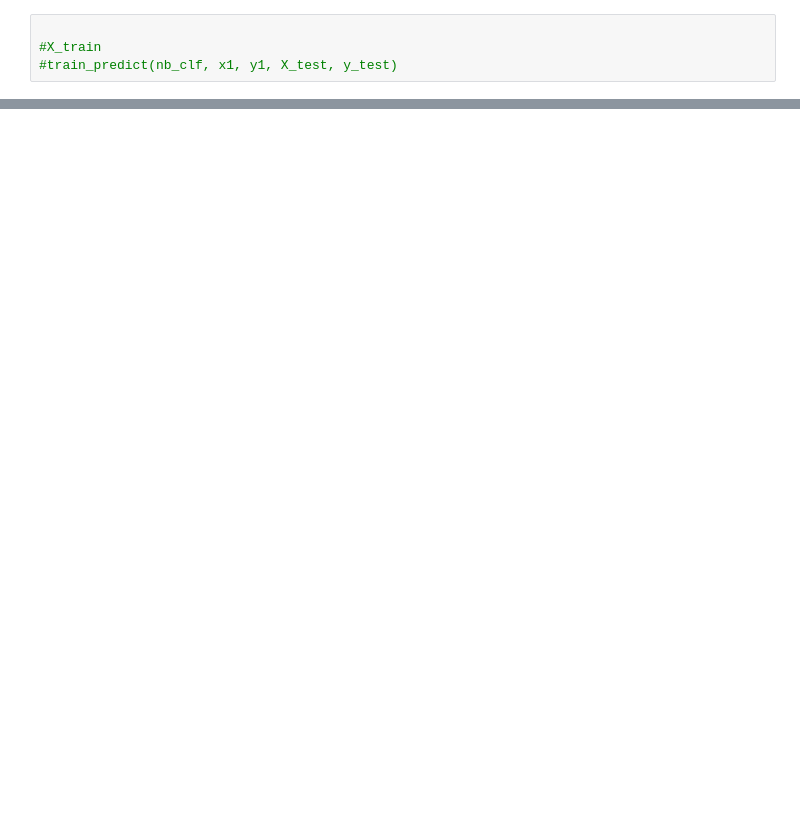
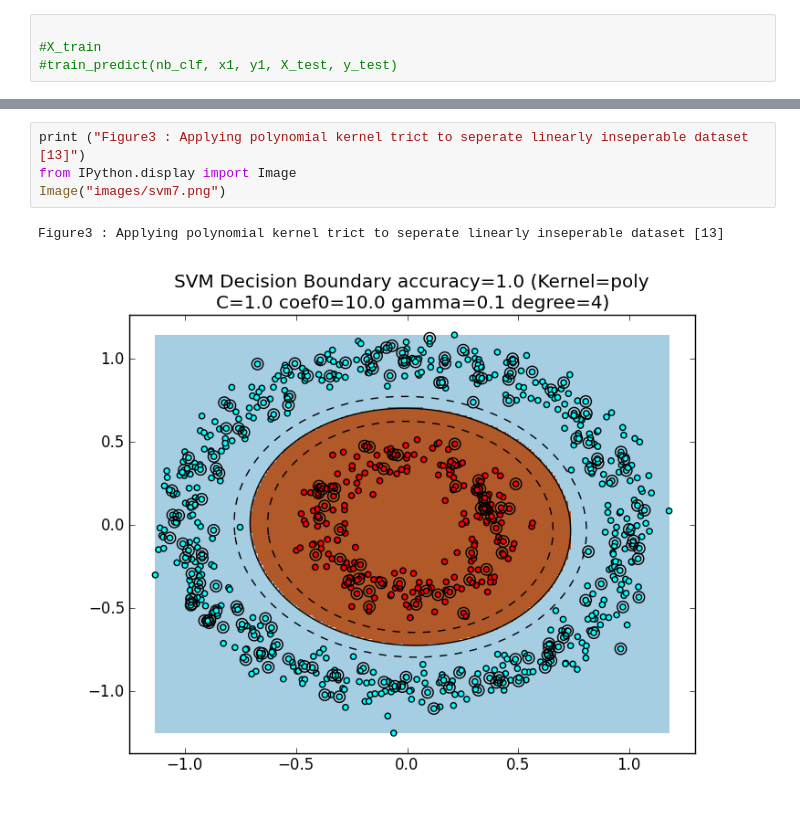
Before and after one commit to shamol84/nanodegree, a Jupyter notebook: 1603student_intervention/student_intervention.ipynb, the cells around one changed output, grey strips where cells are left out. Saved outputs shown, nothing was run; the diff lists cells and outputs as text; blank space fills up the shorter version.

```diff
--- a/1603student_intervention/student_intervention.ipynb
+++ b/1603student_intervention/student_intervention.ipynb
@@ -441,0 +482,7 @@ After a thorough grid-search, final F<sub>1</sub> score is 0.871, which is very
+# %%
+print ("Figure3 : Applying polynomial kernel trict to seperate linearly inseperable dataset [13]")
+from IPython.display import Image
+Image("images/svm7.png")
+# %% [output]
+Figure3 : Applying polynomial kernel trict to seperate linearly inseperable dataset [13]
+[figure, added]
```
Also changed, not shown: parts of 19 cells of this notebook, 2 other files.
